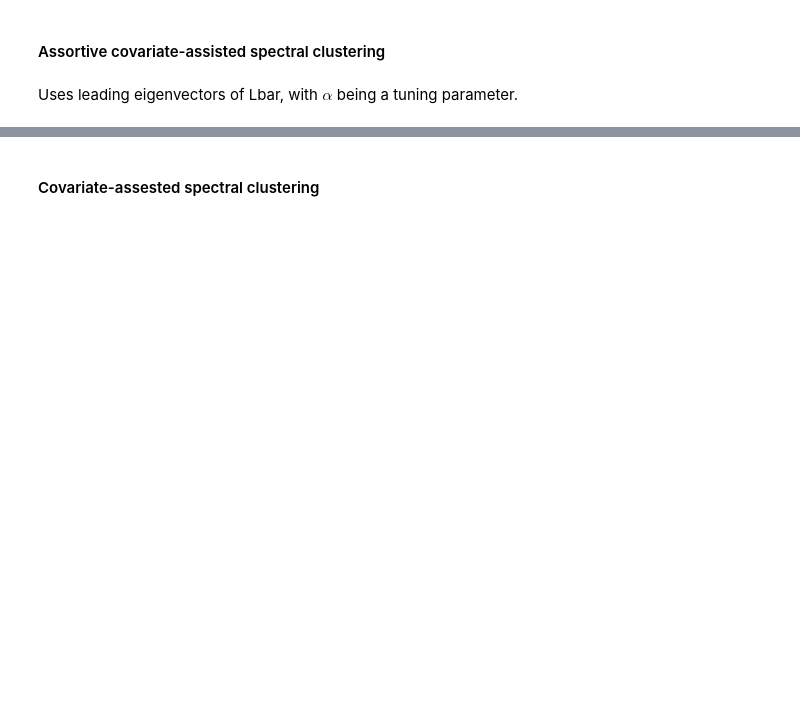
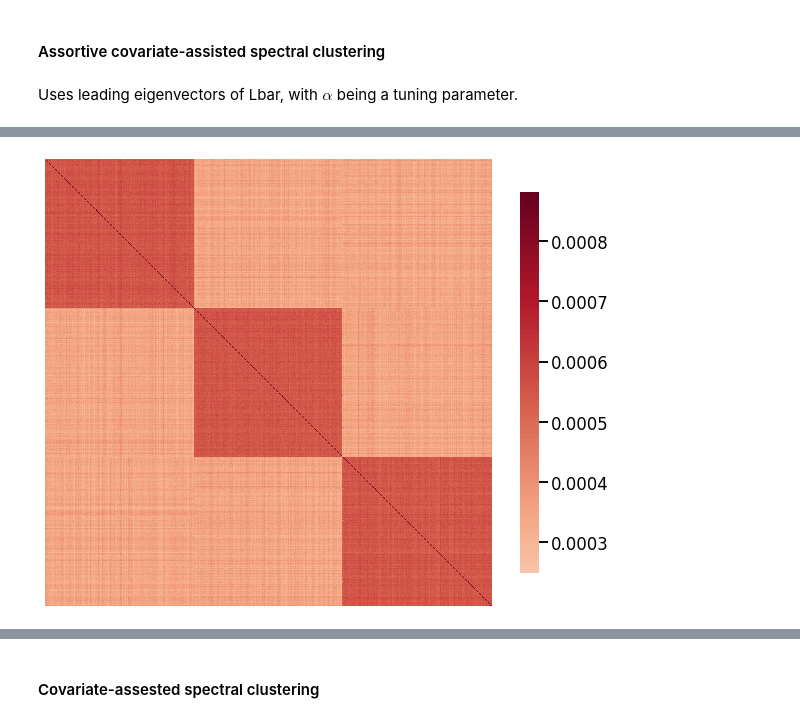
Before and after one commit to loftusa/graspy-personal, a Jupyter notebook: notebooks/casc_paper.ipynb, the cells around one changed output, grey strips where cells are left out. Drawn from its saved outputs; the diff is of its cells as text; code cells hidden in the pictures; blank space fills up the shorter version.

```diff
--- a/notebooks/casc_paper.ipynb
+++ b/notebooks/casc_paper.ipynb
@@ -137,3 +148,8 @@ Uses leading eigenvectors of Lbar, with $\alpha$ being a tuning parameter.
+# %%
+heatmap(L@L)
+plt.savefig("../figs/L^2.png", dpi=300, bbox_inches='tight')
+# %% [output]
+[figure, added]
 # %%
 a = .0016  # determined empirically from "setting the tuning parameter"
 L_bar = L + (a*(X@X.T))
```
Also changed, not shown: parts of 21 cells of this notebook, 10 other files.
